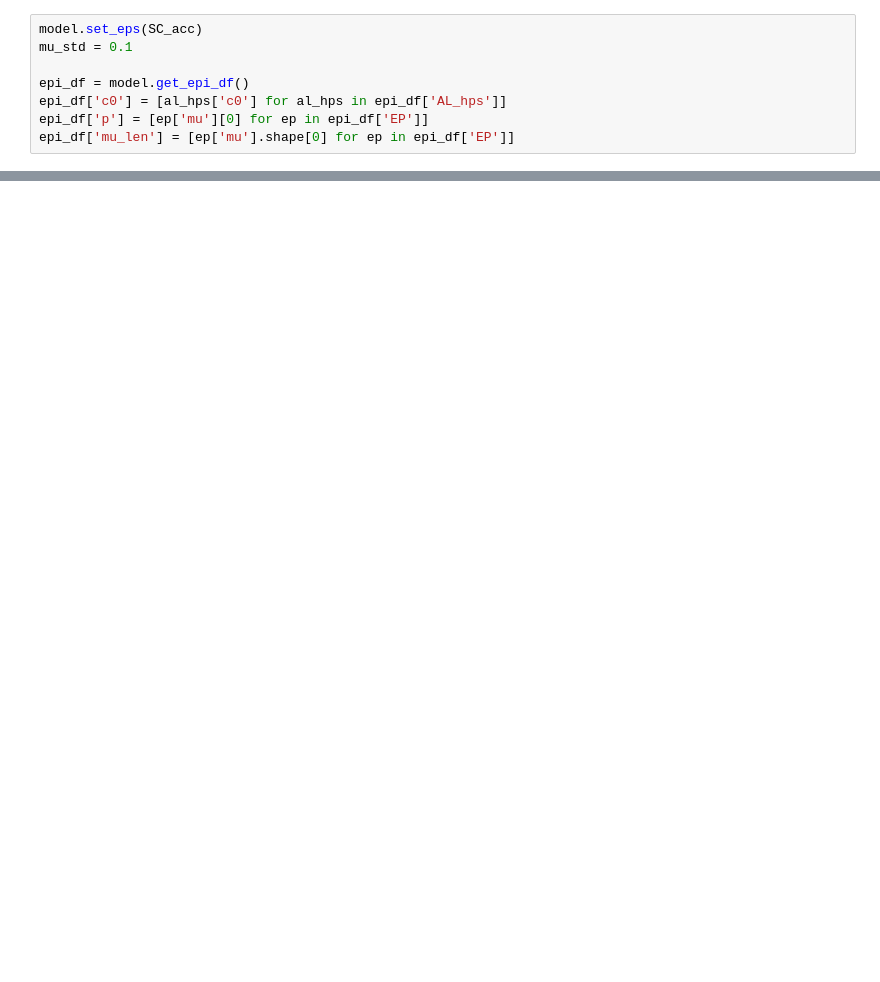
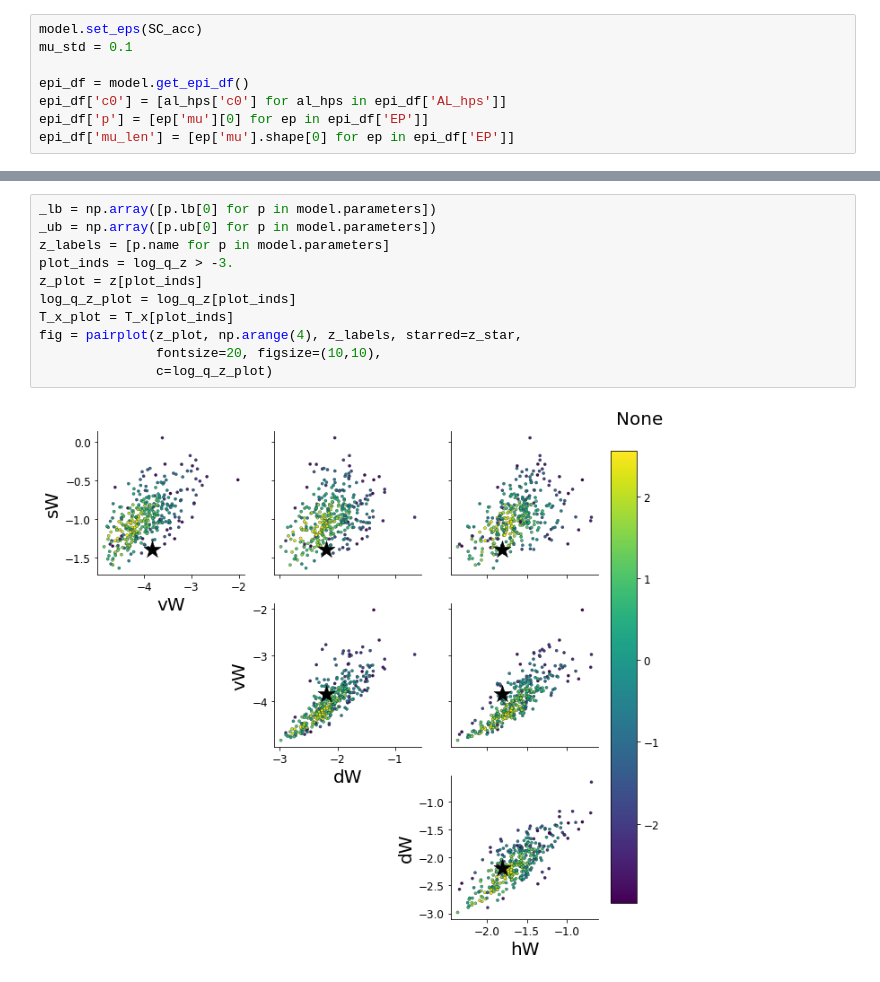
Before and after one commit to cunningham-lab/epi, a Jupyter notebook: notebooks/SC_Circuit/SC_acc_EPI.ipynb, the cells around one changed output, grey strips where cells are left out. Saved outputs shown, nothing was run; the diff lists cells and outputs as text; blank space fills up the shorter version.

```diff
--- a/notebooks/SC_Circuit/SC_acc_EPI.ipynb
+++ b/notebooks/SC_Circuit/SC_acc_EPI.ipynb
@@ -115,0 +164,13 @@ fig = pairplot(z, np.arange(4), z_labels,
+# %%
+_lb = np.array([p.lb[0] for p in model.parameters])
+_ub = np.array([p.ub[0] for p in model.parameters])
+z_labels = [p.name for p in model.parameters]
+plot_inds = log_q_z > -3.
+z_plot = z[plot_inds]
+log_q_z_plot = log_q_z[plot_inds]
+T_x_plot = T_x[plot_inds]
+fig = pairplot(z_plot, np.arange(4), z_labels, starred=z_star,
+               fontsize=20, figsize=(10,10),
+               c=log_q_z_plot)
+# %% [output]
+[figure, added]
```
Also changed, not shown: parts of 13 cells of this notebook, 1 other file.
